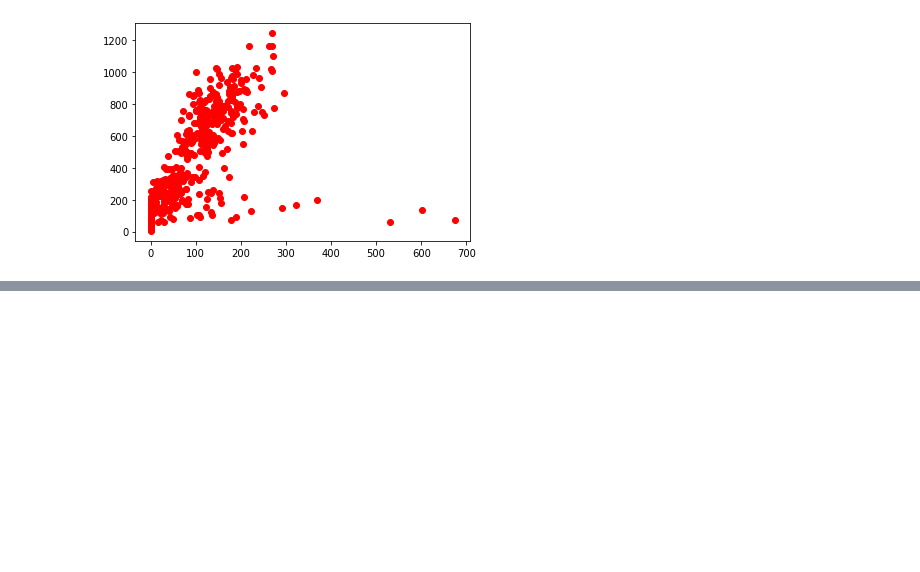
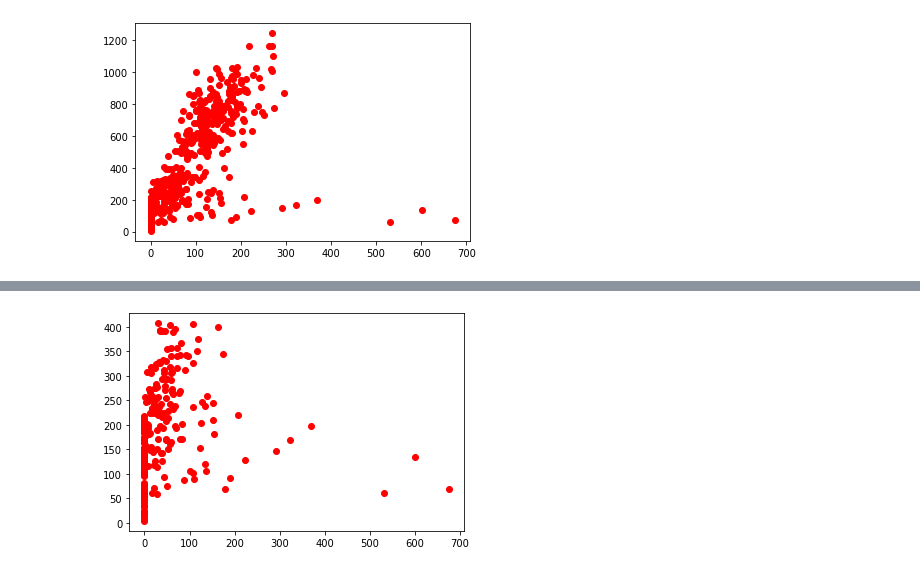
Before and after one commit to gsamp/case-cuidas, a Jupyter notebook: notebooks/avg_time_between_appts.ipynb, the cells around one changed output, grey strips where cells are left out. Cells and saved outputs as stored; diff of their text form; code cells hidden in the pictures; blank space fills up the shorter version.

```diff
--- a/notebooks/avg_time_between_appts.ipynb
+++ b/notebooks/avg_time_between_appts.ipynb
@@ -186,0 +243,4 @@ Warnings:
+# %%
+ax = plt.plot(bottom['avg_time'], bottom['num_days'], 'ro')
+# %% [output]
+[figure, added]
```
Also changed, not shown: parts of 17 cells of this notebook, 3 other files.
